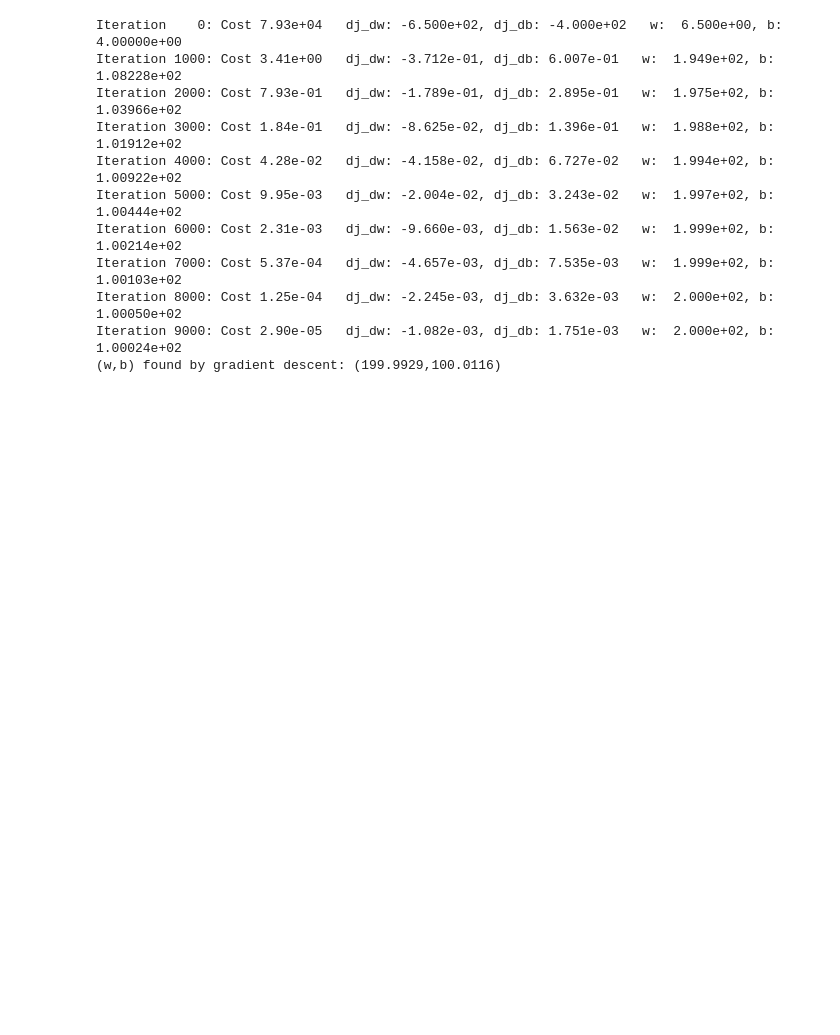
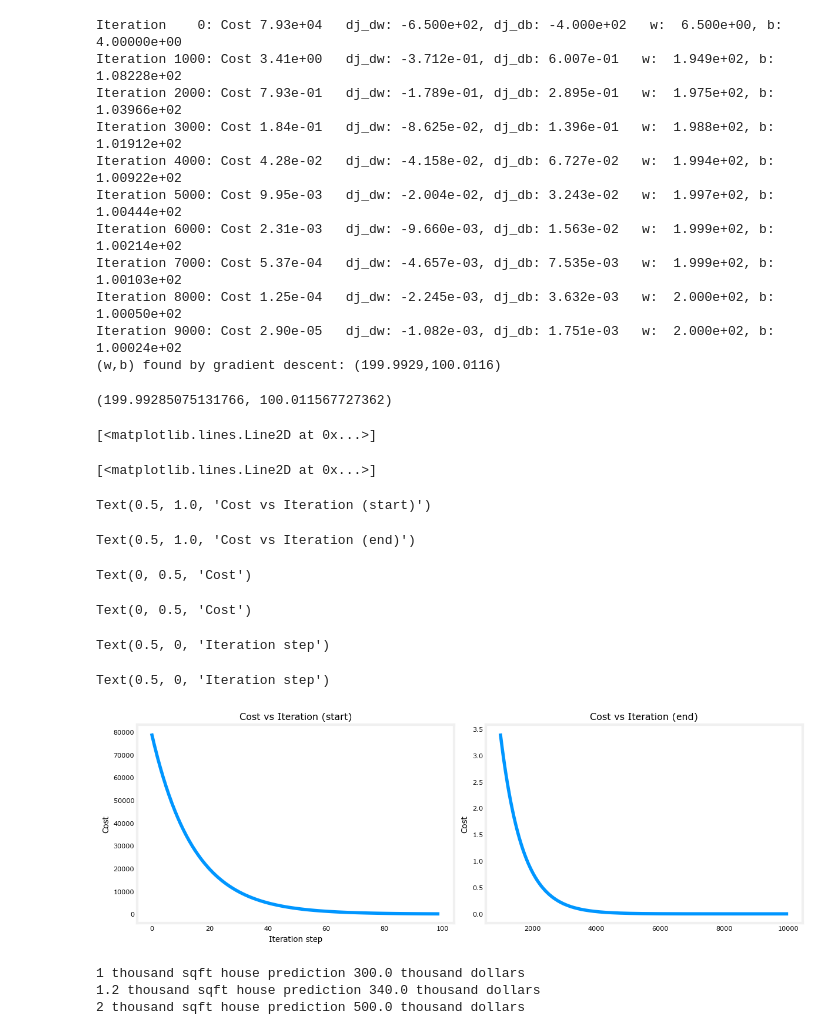
Before and after one commit to karimhbadr1/machine_learning_specalization, a Jupyter notebook: Course 1 - Supervised Machine Learning - Regression and Classification/Week 1/03-Gradient Descent.ipynb, the cells around one changed output. Saved outputs shown, nothing was run; the diff lists cells and outputs as text; code cells hidden in the pictures; blank space fills up the shorter version.

```diff
--- a/Course 1 - Supervised Machine Learning - Regression and Classification/Week 1/03-Gradient Descent.ipynb
+++ b/Course 1 - Supervised Machine Learning - Regression and Classification/Week 1/03-Gradient Descent.ipynb
@@ -112,3 +112,58 @@ Iteration 7000: Cost 5.37e-04   dj_dw: -4.657e-03, dj_db: 7.535e-03   w:  1.999e
 Iteration 8000: Cost 1.25e-04   dj_dw: -2.245e-03, dj_db: 3.632e-03   w:  2.000e+02, b: 1.00050e+02
 Iteration 9000: Cost 2.90e-05   dj_dw: -1.082e-03, dj_db: 1.751e-03   w:  2.000e+02, b: 1.00024e+02
 (w,b) found by gradient descent: (199.9929,100.0116)
+# %%
+w_init=0
+b_init=0
+iterations=10000
+tmp_alpha=0.01
+
+def gradient_descent_1(x,y,w_init,b_init,alpha,num_iter):
+    m=x.shape[0]
+    w=w_init
+    b=b_init
+    for i in range(num_iter):
+        dj_dw=0
+        dj_db=0
+        for j in range(m):
+            f_wb=w*x[j]+b
+            dj_dw_j=(1/m)*(f_wb-y[j])*x[j]
+            dj_db_j=(1/m)*(f_wb-y[j])
+            dj_dw+=dj_dw_j
+            dj_db+=dj_db_j
+        w=w-alpha*dj_dw
+        b=b-alpha*dj_db
+    return w,b
+
+gradient_descent_1(x=x_train,y=y_train,w_init=w_init,b_init=b_init,alpha=tmp_alpha,num_iter=iterations)
+# %% [output]
+(199.99285075131766, 100.011567727362)
+# %%
+fig,(ax1,ax2)=plt.subplots(1,2,constrained_layout=True,figsize=(12,4))
+ax1.plot(J_hist[:100])
+ax2.plot(1000+np.arange(len(J_hist[1000:])),J_hist[1000:])
+ax1.set_title("Cost vs Iteration (start)")
+ax2.set_title("Cost vs Iteration (end)")
+ax1.set_ylabel("Cost")
+ax2.set_ylabel("Cost")
+ax1.set_xlabel("Iteration step")
+ax1.set_xlabel("Iteration step")
+plt.show()
+# %% [output]
+[<matplotlib.lines.Line2D at 0x...>]
+[<matplotlib.lines.Line2D at 0x...>]
+Text(0.5, 1.0, 'Cost vs Iteration (start)')
+Text(0.5, 1.0, 'Cost vs Iteration (end)')
+Text(0, 0.5, 'Cost')
+Text(0, 0.5, 'Cost')
+Text(0.5, 0, 'Iteration step')
+Text(0.5, 0, 'Iteration step')
+[figure, added]
+# %%
+print(f"1 thousand sqft house prediction {w_final*1+b_final:0.1f} thousand dollars")
+print(f"1.2 thousand sqft house prediction {w_final*1.2+b_final:0.1f} thousand dollars")
+print(f"2 thousand sqft house prediction {w_final*2+b_final:0.1f} thousand dollars")
+# %% [output]
+1 thousand sqft house prediction 300.0 thousand dollars
+1.2 thousand sqft house prediction 340.0 thousand dollars
+2 thousand sqft house prediction 500.0 thousand dollars
```
Also changed, not shown: parts of 5 cells of this notebook, 1 other file.
